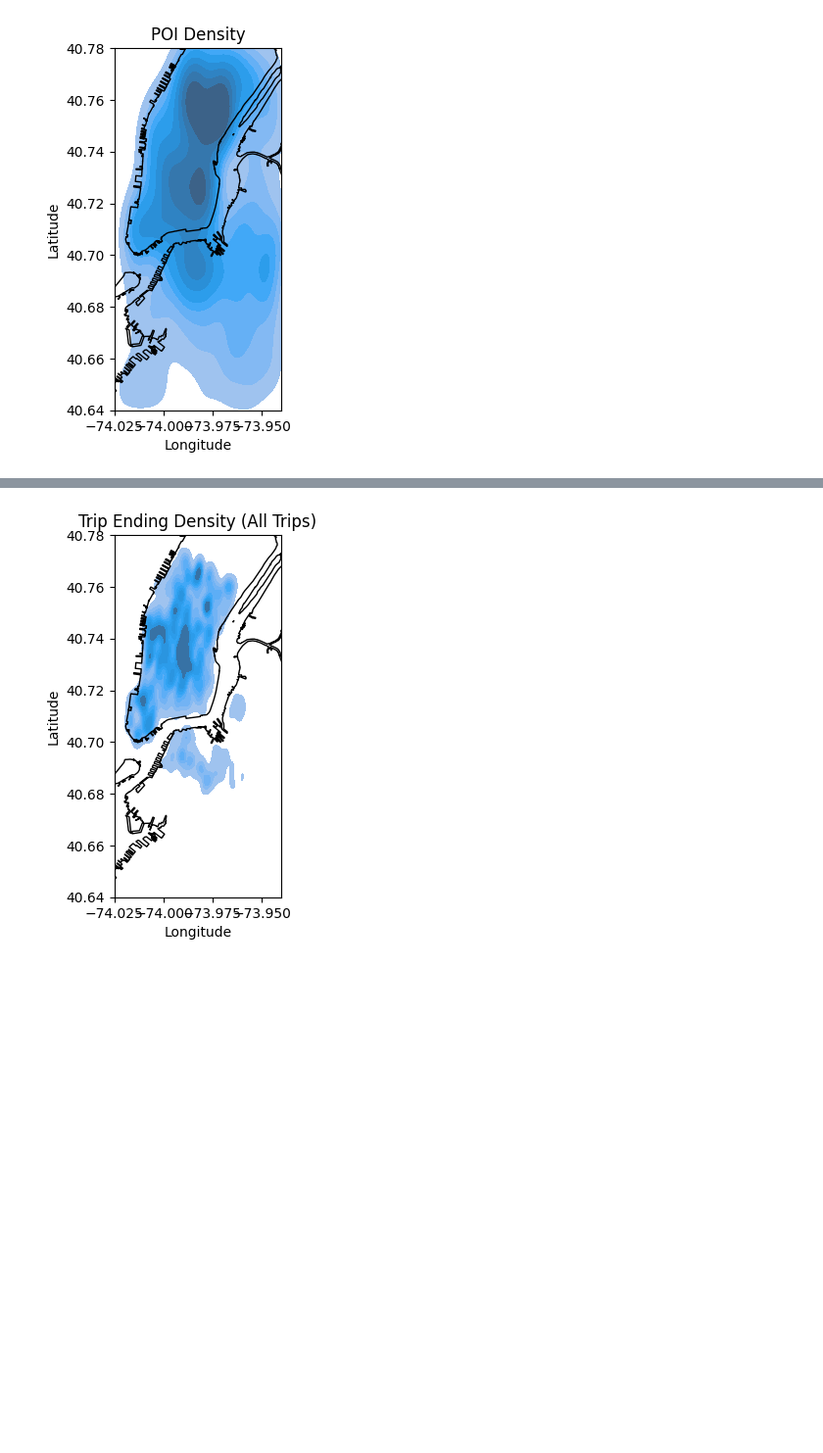
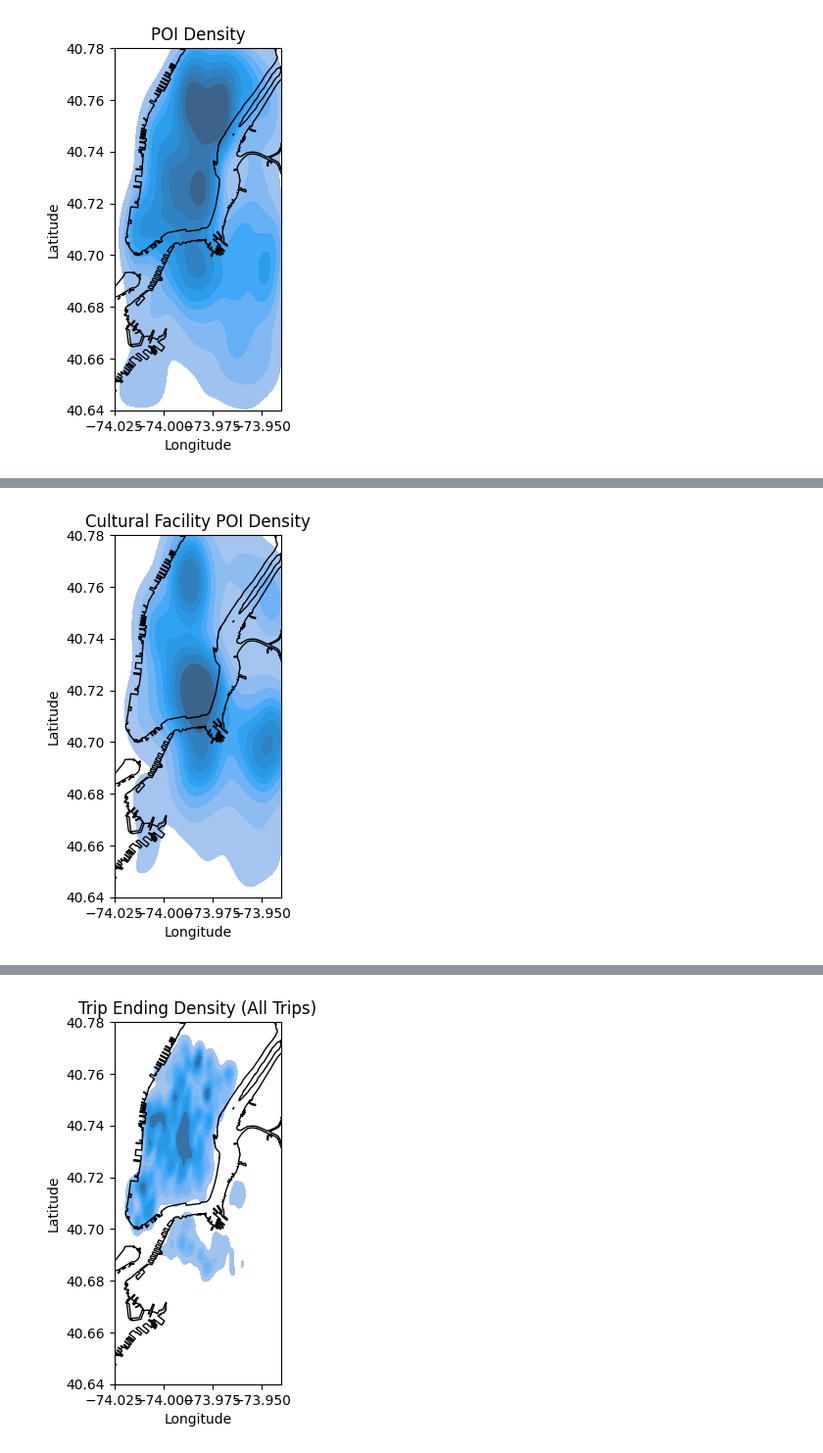
Before and after one commit to ColeDixon78/ML-Projects, a Jupyter notebook: Bike_share_project/NYC_biking.ipynb, the cells around one changed output, grey strips where cells are left out. Shown at 98% size. Saved outputs shown, nothing was run; the diff lists cells and outputs as text; code cells hidden in the pictures; blank space fills up the shorter version.

```diff
--- a/Bike_share_project/NYC_biking.ipynb
+++ b/Bike_share_project/NYC_biking.ipynb
@@ -225,0 +278,4 @@ compute_density(poi_gdf, poi_gdf.geometry.x, poi_gdf.geometry.y, 'POI Density',
+# %%
+compute_density(poi_gdf[poi_gdf["category"]=="Cultural Facility"], "Longitude", "Latitude", title = 'Cultural Facility POI Density')
+# %% [output]
+[figure, added]
```
Also changed, not shown: parts of 15 cells of this notebook, 4 other files.
